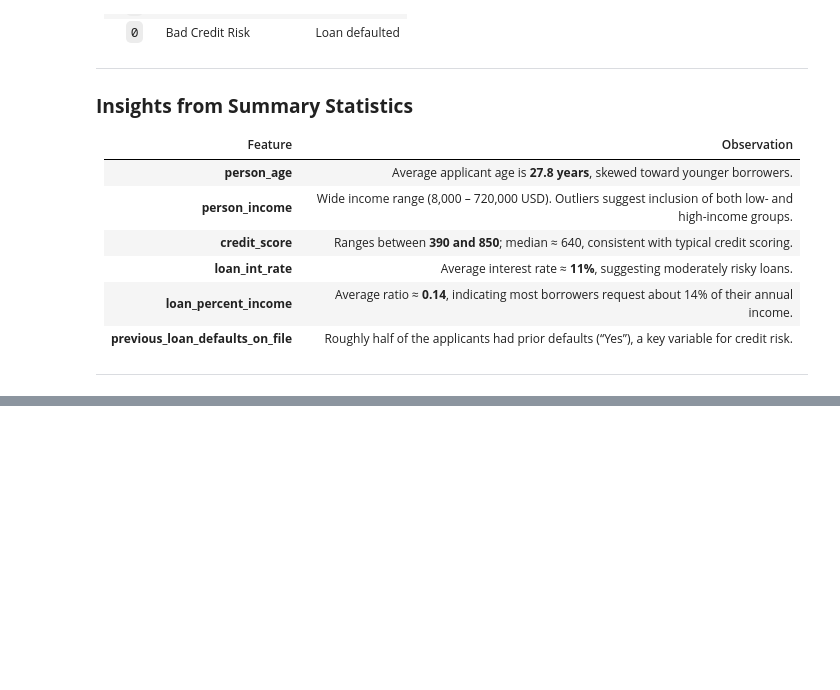
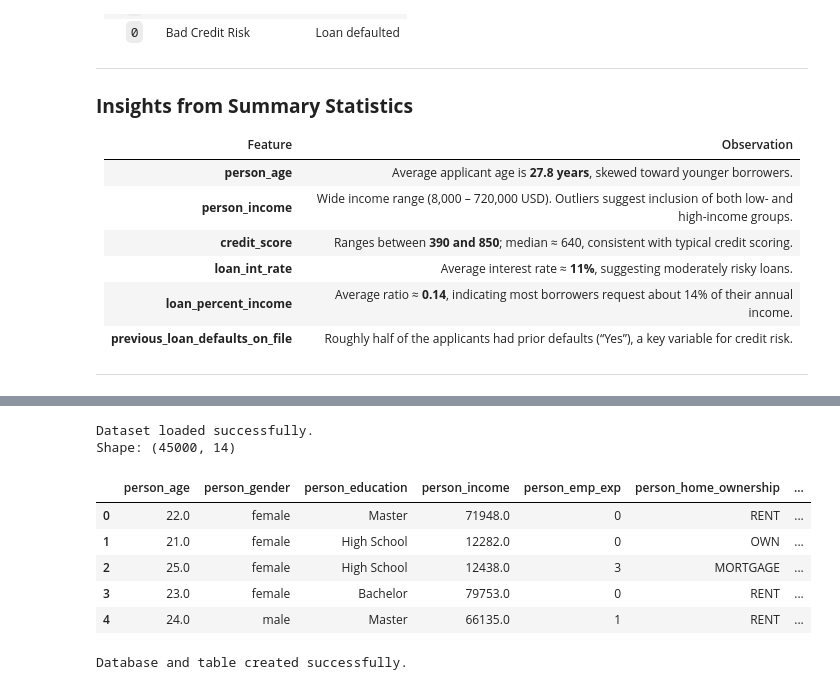
Before and after one commit to LinetLydia/Bank_Loans_Analysis, a Jupyter notebook: bank_loan.ipynb, the cells around one changed output, grey strips where cells are left out. Saved outputs shown, nothing was run; the diff lists cells and outputs as text; code cells hidden in the pictures; blank space fills up the shorter version.

```diff
--- a/bank_loan.ipynb
+++ b/bank_loan.ipynb
@@ -167,0 +174,33 @@ memory usage: 4.8+ MB
+# %%
+# Step 3.1: Import Libraries and Load the CSV File
+import sqlite3
+import pandas as pd
+
+# Load the dataset
+data = pd.read_csv('loan_data.csv')
+
+# Display basic info
+print("Dataset loaded successfully.")
+print("Shape:", data.shape)
+data.head()
+# %% [output]
+Dataset loaded successfully.
+Shape: (45000, 14)
+|  | person_age | person_gender | person_education | person_income | person_emp_exp | person_home_ownership | ... |
+| 0 | 22.0 | female | Master | 71948.0 | 0 | RENT | ... |
+| 1 | 21.0 | female | High School | 12282.0 | 0 | OWN | ... |
+| 2 | 25.0 | female | High School | 12438.0 | 3 | MORTGAGE | ... |
+| 3 | 23.0 | female | Bachelor | 79753.0 | 0 | RENT | ... |
+| 4 | 24.0 | male | Master | 66135.0 | 1 | RENT | ... |
+# %%
+# Step 3.2: Create and Connect to SQLite Database
+
+# Connect to a new SQLite database file (creates one if it doesn’t exist)
+conn = sqlite3.connect('credit_risk.db')
+
+# Save the DataFrame as a table named 'loan_data'
+data.to_sql('loan_data', conn, if_exists='replace', index=False)
+
+print("Database and table created successfully.")
+# %% [output]
+Database and table created successfully.
```
Also changed, not shown: parts of 4 cells of this notebook.
